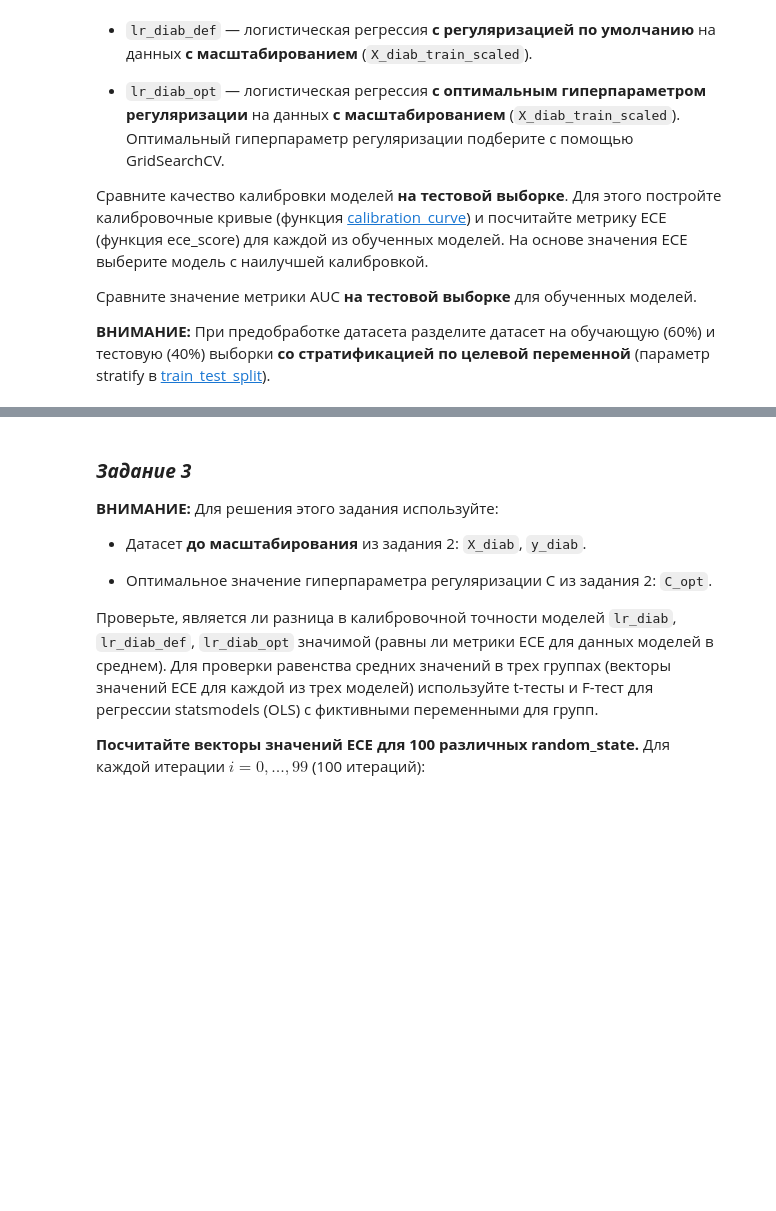
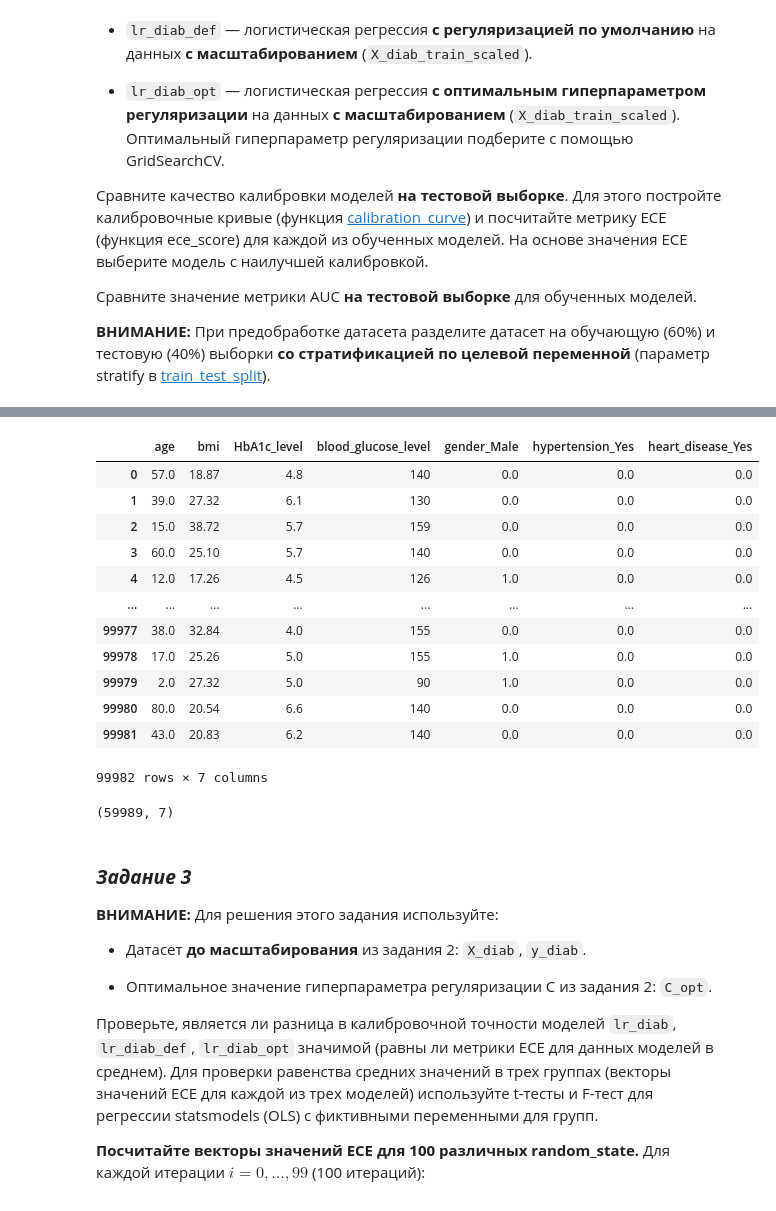
Before and after one commit to ml2me/study, a Jupyter notebook: classic_ML/2/02.Задание.ipynb, the cells around one changed output, grey strips where cells are left out. Saved outputs shown, nothing was run; the diff lists cells and outputs as text; code cells hidden in the pictures; blank space fills up the shorter version.

```diff
--- a/classic_ML/2/02.Задание.ipynb
+++ b/classic_ML/2/02.Задание.ipynb
@@ -421,0 +487,4 @@ X_diab, y_diab = ...
+# %%
+X_diab = df_diab[diab_num_feat].copy()
+
+X_diab
@@ -422,8 +507,5 @@ X_diab, y_diab = ...
 # %%
 # Закодируйте категориальные признаки числами 0 и 1 с помощью OneHotEncoder
 
-diab_encoder = OneHotEncoder(sparse_output=False, drop='first').set_output(transform='pandas')
-
-X_diab_encoded = ...
-X_diab = X_diab.join(X_diab_encoded)
-X_diab = X_diab.drop(columns=...)
+X_diab_encoded = diab_encoder.fit_transform(df_diab[diab_cat_feat])
+X_diab_encoded
@@ -430,8 +526,35 @@ X_diab = X_diab.drop(columns=...)
+# %%
+X_diab = X_diab.join(X_diab_encoded)
+X_diab
+# %% [output]
+|  | age | bmi | HbA1c_level | blood_glucose_level | gender_Male | hypertension_Yes | heart_disease_Yes |
+| 0 | 57.0 | 18.87 | 4.8 | 140 | 0.0 | 0.0 | 0.0 |
+| 1 | 39.0 | 27.32 | 6.1 | 130 | 0.0 | 0.0 | 0.0 |
+| 2 | 15.0 | 38.72 | 5.7 | 159 | 0.0 | 0.0 | 0.0 |
+| 3 | 60.0 | 25.10 | 5.7 | 140 | 0.0 | 0.0 | 0.0 |
+| 4 | 12.0 | 17.26 | 4.5 | 126 | 1.0 | 0.0 | 0.0 |
+| ... | ... | ... | ... | ... | ... | ... | ... |
+| 99977 | 38.0 | 32.84 | 4.0 | 155 | 0.0 | 0.0 | 0.0 |
+| 99978 | 17.0 | 25.26 | 5.0 | 155 | 1.0 | 0.0 | 0.0 |
+| 99979 | 2.0 | 27.32 | 5.0 | 90 | 1.0 | 0.0 | 0.0 |
+| 99980 | 80.0 | 20.54 | 6.6 | 140 | 0.0 | 0.0 | 0.0 |
+| 99981 | 43.0 | 20.83 | 6.2 | 140 | 0.0 | 0.0 | 0.0 |
+99982 rows × 7 columns
 # %%
 # Разделите датасет на обучающую (60%) и тестовую (40%) выборки со стратификацией по целевой переменной
 # Не забудьте зафиксировать RANDOM_STATE
 
-X_diab_train, X_diab_test, y_diab_train, y_diab_test = ...
+X_diab_train, X_diab_test, y_diab_train, y_diab_test = train_test_split(
+    X_diab,
+    y_diab,
+    test_size=0.4,
+    random_state=RANDOM_STATE,
+    stratify=y_diab
+    )
+
+X_diab_train.shape
+# %% [output]
+(59989, 7)
 # %%
 # Масштабируйте количественные признаки
 #   train -> fit_transform
```
Also changed, not shown: parts of 8 cells of this notebook.
